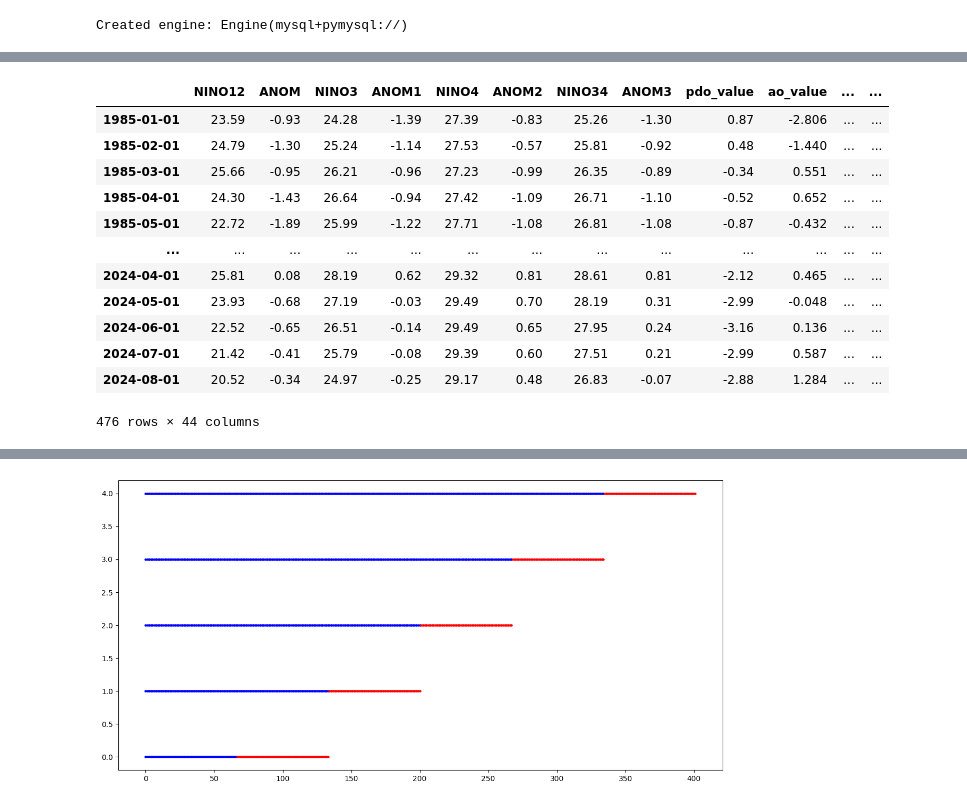
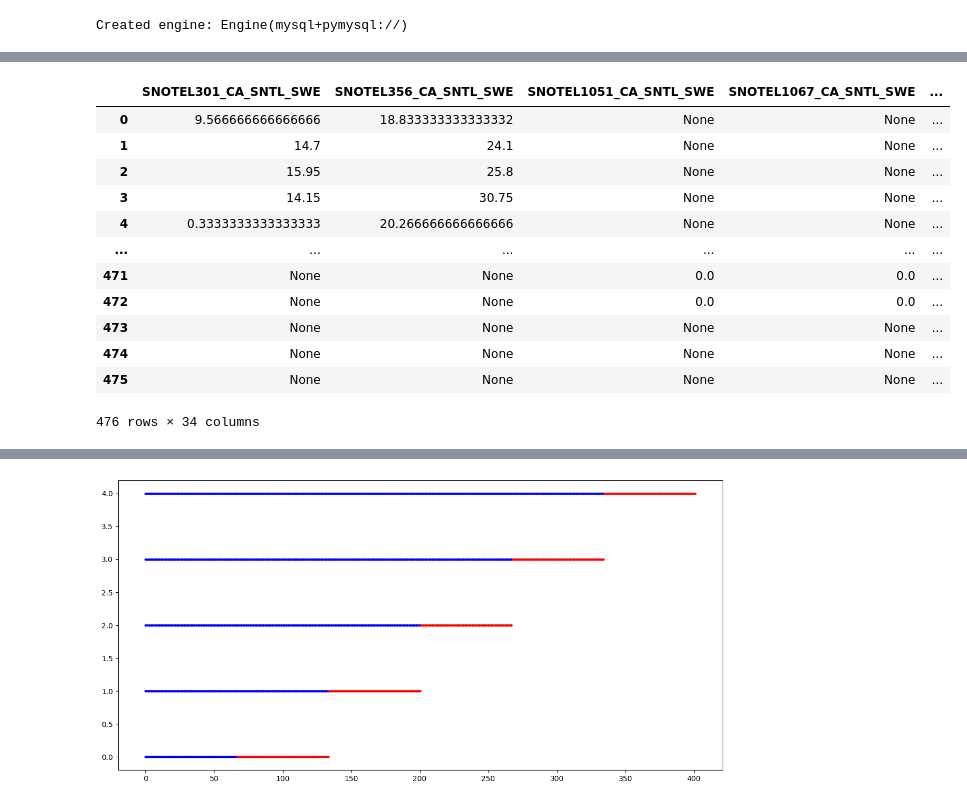
Before and after one commit to wildd96/sierra-precip, a Jupyter notebook: notebooks/modeling.ipynb, the cells around one changed output, grey strips where cells are left out. Cells and saved outputs as stored; diff of their text form; code cells hidden in the pictures.

```diff
--- a/notebooks/modeling.ipynb
+++ b/notebooks/modeling.ipynb
@@ -28,0 +46,4 @@ Created engine: Engine(mysql+pymysql://)
+# %%
+df.data['date'] = pd.date_range('1985-01-01', '2024-08-01', freq='MS').astype(np.int64) // 10**9
+df.seperate_y()
+df.head()
@@ -29,16 +68,16 @@ Created engine: Engine(mysql+pymysql://)
 # %%
-df.remove_seasonality();
+df.y
 # %% [output]
-|  | NINO12 | ANOM | NINO3 | ANOM1 | NINO4 | ANOM2 | NINO34 | ANOM3 | pdo_value | ao_value | ... | ... |
-| 1985-01-01 | 23.59 | -0.93 | 24.28 | -1.39 | 27.39 | -0.83 | 25.26 | -1.30 | 0.87 | -2.806 | ... | ... |
-| 1985-02-01 | 24.79 | -1.30 | 25.24 | -1.14 | 27.53 | -0.57 | 25.81 | -0.92 | 0.48 | -1.440 | ... | ... |
-| 1985-03-01 | 25.66 | -0.95 | 26.21 | -0.96 | 27.23 | -0.99 | 26.35 | -0.89 | -0.34 | 0.551 | ... | ... |
-| 1985-04-01 | 24.30 | -1.43 | 26.64 | -0.94 | 27.42 | -1.09 | 26.71 | -1.10 | -0.52 | 0.652 | ... | ... |
-| 1985-05-01 | 22.72 | -1.89 | 25.99 | -1.22 | 27.71 | -1.08 | 26.81 | -1.08 | -0.87 | -0.432 | ... | ... |
-| ... | ... | ... | ... | ... | ... | ... | ... | ... | ... | ... | ... | ... |
-| 2024-04-01 | 25.81 | 0.08 | 28.19 | 0.62 | 29.32 | 0.81 | 28.61 | 0.81 | -2.12 | 0.465 | ... | ... |
-| 2024-05-01 | 23.93 | -0.68 | 27.19 | -0.03 | 29.49 | 0.70 | 28.19 | 0.31 | -2.99 | -0.048 | ... | ... |
-| 2024-06-01 | 22.52 | -0.65 | 26.51 | -0.14 | 29.49 | 0.65 | 27.95 | 0.24 | -3.16 | 0.136 | ... | ... |
-| 2024-07-01 | 21.42 | -0.41 | 25.79 | -0.08 | 29.39 | 0.60 | 27.51 | 0.21 | -2.99 | 0.587 | ... | ... |
-| 2024-08-01 | 20.52 | -0.34 | 24.97 | -0.25 | 29.17 | 0.48 | 26.83 | -0.07 | -2.88 | 1.284 | ... | ... |
+|  | SNOTEL301_CA_SNTL_SWE | SNOTEL356_CA_SNTL_SWE | SNOTEL1051_CA_SNTL_SWE | SNOTEL1067_CA_SNTL_SWE | ... |
+| 0 | 9.566666666666666 | 18.833333333333332 | None | None | ... |
+| 1 | 14.7 | 24.1 | None | None | ... |
+| 2 | 15.95 | 25.8 | None | None | ... |
+| 3 | 14.15 | 30.75 | None | None | ... |
+| 4 | 0.3333333333333333 | 20.266666666666666 | None | None | ... |
+| ... | ... | ... | ... | ... | ... |
+| 471 | None | None | 0.0 | 0.0 | ... |
+| 472 | None | None | 0.0 | 0.0 | ... |
+| 473 | None | None | None | None | ... |
+| 474 | None | None | None | None | ... |
+| 475 | None | None | None | None | ... |
-476 rows × 44 columns
+476 rows × 34 columns
```
Also changed, not shown: parts of 15 cells of this notebook, 2 other files.
